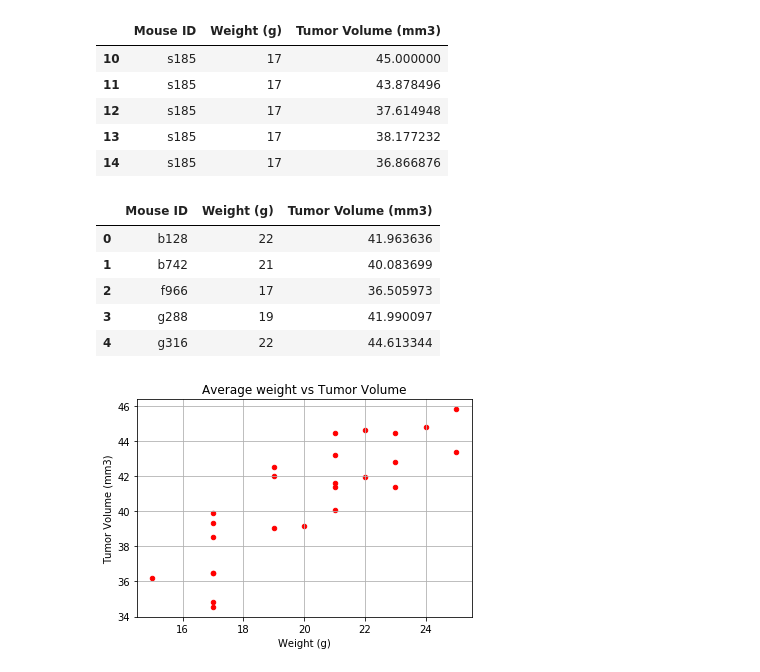
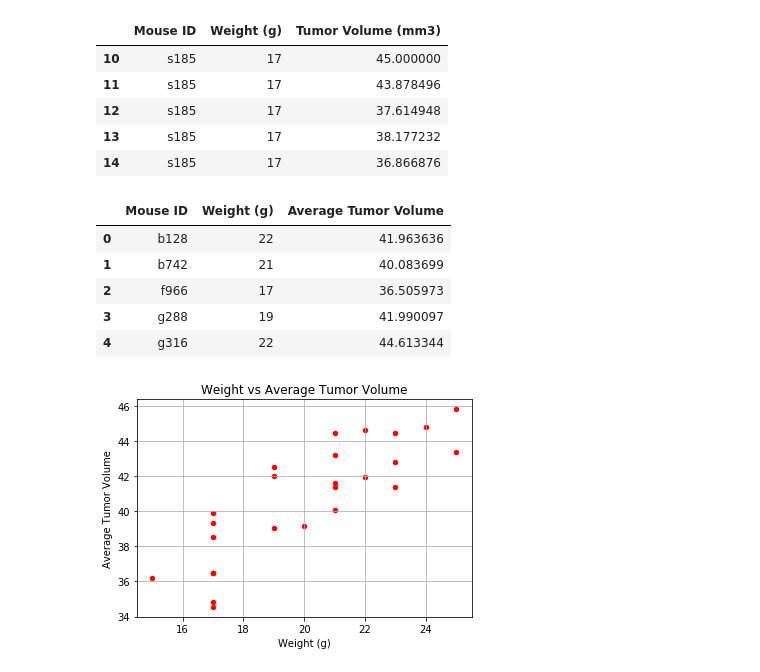
Before and after one commit to tnatoli29/Matplotlib-Challenge, a Jupyter notebook: The Power of Plots.ipynb, the cells around one changed output. Drawn from its saved outputs; the diff is of its cells as text; code cells hidden in the pictures.

```diff
--- a/The Power of Plots.ipynb
+++ b/The Power of Plots.ipynb
@@ -454,23 +366,24 @@ group_weight = weight_cap_df.groupby(["Mouse ID", "Weight (g)"])
 
 #Get the average weight of each mouse
 avg_group_weight = pd.DataFrame(group_weight["Tumor Volume (mm3)"].mean()).reset_index()
+
+#Rename tumor volume column to average tumor volume
+avg_group_weight = avg_group_weight.rename(columns = {"Tumor Volume (mm3)" : "Average Tumor Volume"})
+
+#Print data frame
 avg_group_weight.head()
 # %% [output]
-|  | Mouse ID | Weight (g) | Tumor Volume (mm3) |
+|  | Mouse ID | Weight (g) | Average Tumor Volume |
 | 0 | b128 | 22 | 41.963636 |
 | 1 | b742 | 21 | 40.083699 |
 | 2 | f966 | 17 | 36.505973 |
 | 3 | g288 | 19 | 41.990097 |
 | 4 | g316 | 22 | 44.613344 |
 # %%
-#Set the X and Y axis
-#x_axis = group_weight[
-#y_axis = group_weight[]
-
 #Create the scatter plot
-avg_group_weight.plot(kind = "scatter", x = "Weight (g)", y = "Tumor Volume (mm3)", grid = "true",
-                      color = "red", title= "Average weight vs Tumor Volume")
+avg_group_weight.plot(kind = "scatter", x = "Weight (g)", y = "Average Tumor Volume", grid = "true",
+                      color = "red", title= "Weight vs Average Tumor Volume")
 
 plt.show()
 # %% [output]
-[figure, old version]
+[figure, new version]
```
Also changed, not shown: parts of 7 cells of this notebook.
